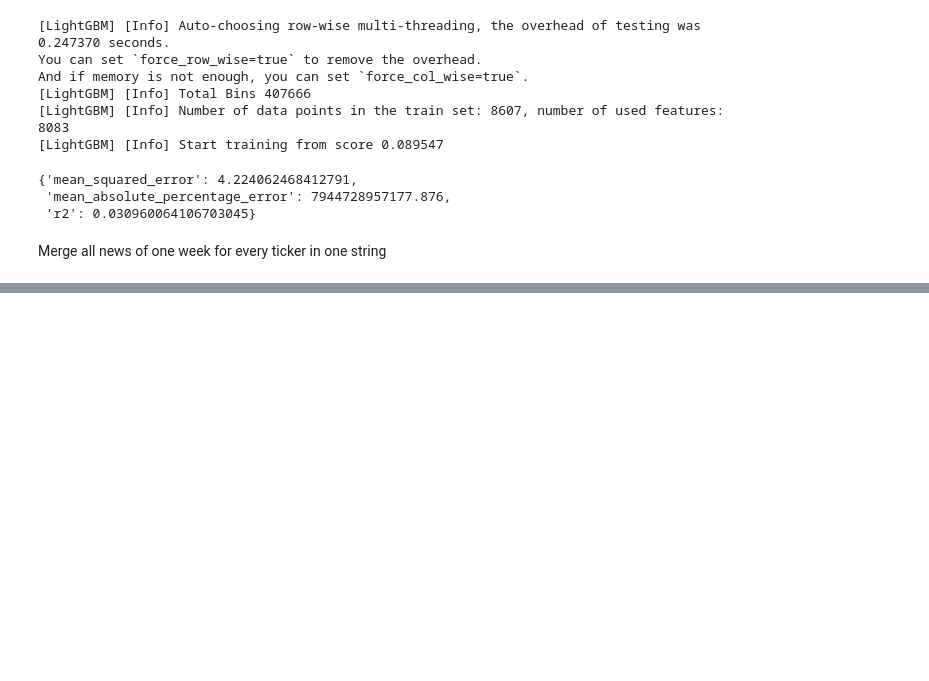
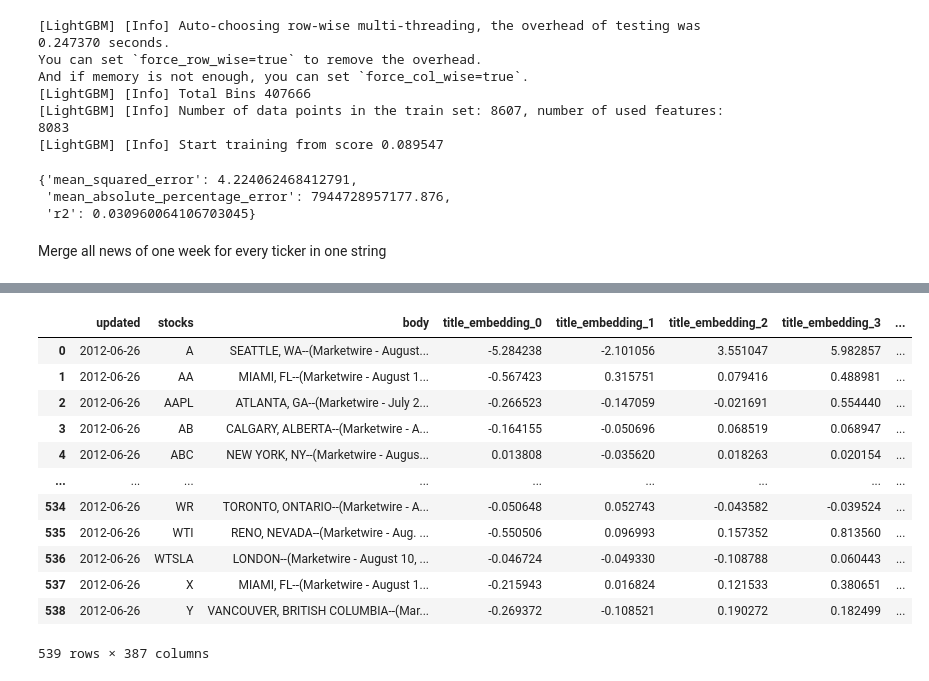
Before and after one commit to E03S/Portfolio_Optimisation, a Jupyter notebook: portfolio_optimisation/notebooks/nlp_cat_boost_exp.ipynb, the cells around one changed output, grey strips where cells are left out. Cells and saved outputs as stored; diff of their text form; code cells hidden in the pictures; blank space fills up the shorter version.

```diff
--- a/portfolio_optimisation/notebooks/nlp_cat_boost_exp.ipynb
+++ b/portfolio_optimisation/notebooks/nlp_cat_boost_exp.ipynb
@@ -439,15 +441,12 @@ And if memory is not enough, you can set `force_col_wise=true`.
 # %% [markdown]
 Merge all news of one week for every ticker in one string
 # %%
-df_news = pd.read_csv('datasets/news_sp_500.csv').iloc[:,2:][['updated', 'stocks', 'body']].dropna()
+import ast
+df_news = pd.read_csv('../../datasets/news_sp_500_embeddings.csv').iloc[:,2:][['updated', 'stocks', 'body', 'title_embeddings']].dropna()
 
 df_news['stocks'] = df_news['stocks'].apply(eval).apply(lambda x: [entry['name'] for entry in x])
+from sentence_transformers import SentenceTransformer
+import pandas as pd
 
-df_news = df_news.explode('stocks')
-
-df_news['updated'] = pd.to_datetime(df_news['updated']).dt.tz_localize(None)
-
-df_news['updated'] = df_news['updated'].dt.date
-df_news['updated'] = pd.to_datetime(df_news['updated'])
-
-df_news.head()
+model = SentenceTransformer("all-MiniLM-L6-v2")
+df_news['title_embeddings'] = df_news['title_embeddings'].apply(ast.literal_eval)
@@ -462,0 +453,8 @@ df_news_daily = df_news.groupby([df_news['updated'], 'stocks'])['body'].apply(la
+# %%
+df_embedded_news = df_news.join(pd.DataFrame(df_news['title_embeddings'].tolist(), columns=[f'title_embedding_{i}' for i in range(384)]))
+
+df_embedded_news = df_embedded_news.explode('stocks')
+
+df_embedded_news['updated'] = pd.to_datetime(df_embedded_news['updated']).dt.date
+
+df_embedded_news.head()
@@ -515,3 +578,19 @@ df_stocks
+# %%
+df_news_daily[df_news_daily['updated'] == '2012-06-26']
+# %% [output]
+|  | updated | stocks | body | title_embedding_0 | title_embedding_1 | title_embedding_2 | title_embedding_3 | ... |
+| 0 | 2012-06-26 | A | SEATTLE, WA--(Marketwire - August... | -5.284238 | -2.101056 | 3.551047 | 5.982857 | ... |
+| 1 | 2012-06-26 | AA | MIAMI, FL--(Marketwire - August 1... | -0.567423 | 0.315751 | 0.079416 | 0.488981 | ... |
+| 2 | 2012-06-26 | AAPL | ATLANTA, GA--(Marketwire - July 2... | -0.266523 | -0.147059 | -0.021691 | 0.554440 | ... |
+| 3 | 2012-06-26 | AB | CALGARY, ALBERTA--(Marketwire - A... | -0.164155 | -0.050696 | 0.068519 | 0.068947 | ... |
+| 4 | 2012-06-26 | ABC | NEW YORK, NY--(Marketwire - Augus... | 0.013808 | -0.035620 | 0.018263 | 0.020154 | ... |
+| ... | ... | ... | ... | ... | ... | ... | ... | ... |
+| 534 | 2012-06-26 | WR | TORONTO, ONTARIO--(Marketwire - A... | -0.050648 | 0.052743 | -0.043582 | -0.039524 | ... |
+| 535 | 2012-06-26 | WTI | RENO, NEVADA--(Marketwire - Aug. ... | -0.550506 | 0.096993 | 0.157352 | 0.813560 | ... |
+| 536 | 2012-06-26 | WTSLA | LONDON--(Marketwire - August 10, ... | -0.046724 | -0.049330 | -0.108788 | 0.060443 | ... |
+| 537 | 2012-06-26 | X | MIAMI, FL--(Marketwire - August 1... | -0.215943 | 0.016824 | 0.121533 | 0.380651 | ... |
+| 538 | 2012-06-26 | Y | VANCOUVER, BRITISH COLUMBIA--(Mar... | -0.269372 | -0.108521 | 0.190272 | 0.182499 | ... |
+539 rows × 387 columns
 # %%
 df_merged = df_news_daily.merge(df_stocks,
                                 how='inner',
```
Also changed, not shown: parts of 29 cells of this notebook, 10 other files.
